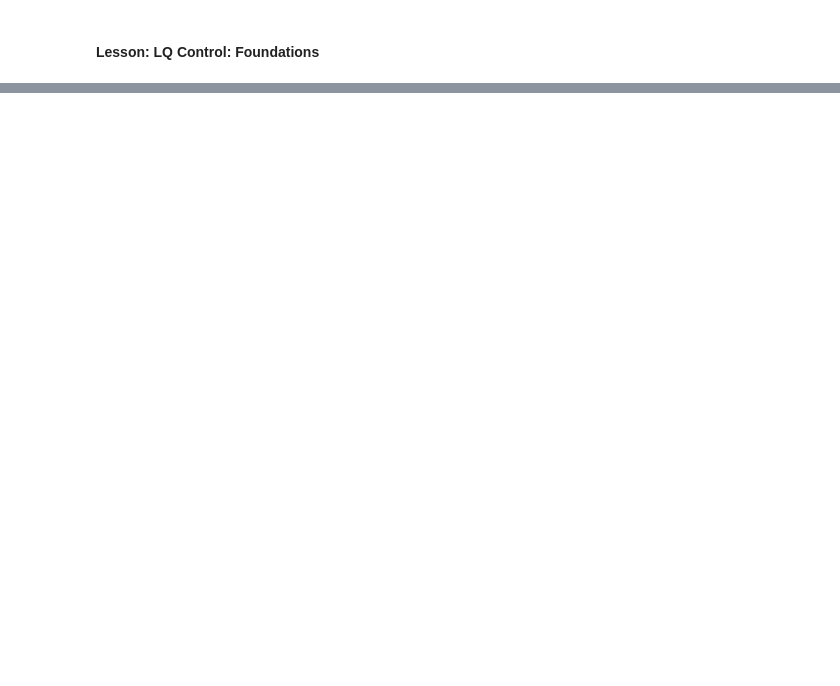
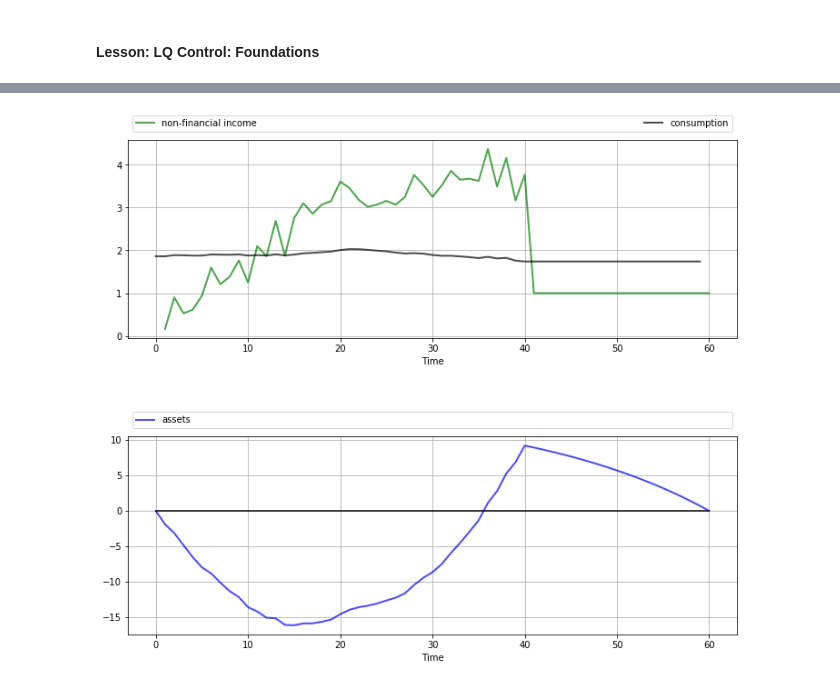
Before and after one commit to PanPip/QuantEcon_Tasks, a Jupyter notebook: LQ_control.ipynb, the cells around one changed output, grey strips where cells are left out. Saved outputs shown, nothing was run; the diff lists cells and outputs as text; code cells hidden in the pictures; blank space fills up the shorter version.

Commit message:
Finished lesson on LQ Control: Foundations

```diff
--- a/LQ_control.ipynb
+++ b/LQ_control.ipynb
@@ -104,0 +180,100 @@ plt.show()
+# %%
+# Model parameters
+r = 0.05
+β = 1/(1 + r)
+T = 60
+K = 40
+c_bar = 4
+σ = 0.35
+μ = 4
+q = 1e4
+s = 1
+m1 = 2 * μ/K
+m2 = -μ/K**2
+
+# Formulate LQ problem 1 (retirement)
+Q = 1
+R = np.zeros((4, 4))
+Rf = np.zeros((4, 4))
+Rf[0, 0] = q
+A = [[1 + r, s - c_bar, 0, 0],
+     [0,             1, 0, 0],
+     [0,             1, 1, 0],
+     [0,             1, 2, 1]]
+B = [[-1],
+     [ 0],
+     [ 0],
+     [ 0]]
+C = [[0],
+     [0],
+     [0],
+     [0]]
+
+# Initialize LQ instance for retired agent
+lq_retired = LQ(Q, R, A, B, C, beta=β, T=T-K, Rf=Rf)
+# Iterate back to start of retirement, record final value function
+for i in range(T-K):
+    lq_retired.update_values()
+Rf2 = lq_retired.P
+
+# Formulate LQ problem 2 (working life)
+R = np.zeros((4, 4))
+A = [[1 + r, -c_bar, m1, m2],
+     [0,          1,  0,  0],
+     [0,          1,  1,  0],
+     [0,          1,  2,  1]]
+B = [[-1],
+     [ 0],
+     [ 0],
+     [ 0]]
+C = [[σ],
+     [0],
+     [0],
+     [0]]
+
+# Set up working life LQ instance with terminal Rf from lq_retired
+lq_working = LQ(Q, R, A, B, C, beta=β, T=K, Rf=Rf2)
+
+# Simulate working state / control paths
+x0 = (0, 1, 0, 0)
+xp_w, up_w, wp_w = lq_working.compute_sequence(x0)
+# Simulate retirement paths (note the initial condition)
+xp_r, up_r, wp_r = lq_retired.compute_sequence(xp_w[:, K])
+
+# Convert results back to assets, consumption and income
+xp = np.column_stack((xp_w, xp_r[:, 1:]))
+assets = xp[0, :]                  # Assets
+
+up = np.column_stack((up_w, up_r))
+c = up.flatten() + c_bar           # Consumption
+
+time = np.arange(1, K+1)
+income_w = σ * wp_w[0, 1:K+1] + m1 * time + m2 * time**2  # Income
+income_r = np.ones(T-K) * s
+income = np.concatenate((income_w, income_r))
+
+# Plot results
+n_rows = 2
+fig, axes = plt.subplots(n_rows, 1, figsize=(12, 10))
+
+plt.subplots_adjust(hspace=0.5)
+
+bbox = (0., 1.02, 1., .102)
+legend_args = {'bbox_to_anchor': bbox, 'loc': 3, 'mode': 'expand'}
+p_args = {'lw': 2, 'alpha': 0.7}
+
+axes[0].plot(range(1, T+1), income, 'g-', label="non-financial income",
+            **p_args)
+axes[0].plot(range(T), c, 'k-', label="consumption", **p_args)
+
+axes[1].plot(range(T+1), assets, 'b-', label="assets", **p_args)
+axes[1].plot(range(T+1), np.zeros(T+1), 'k-')
+
+for ax in axes:
+    ax.grid()
+    ax.set_xlabel('Time')
+    ax.legend(ncol=2, **legend_args)
+
+plt.show()
+# %% [output]
+[figure, added]
```
Also changed, not shown: parts of 7 cells of this notebook, 3 other files.
